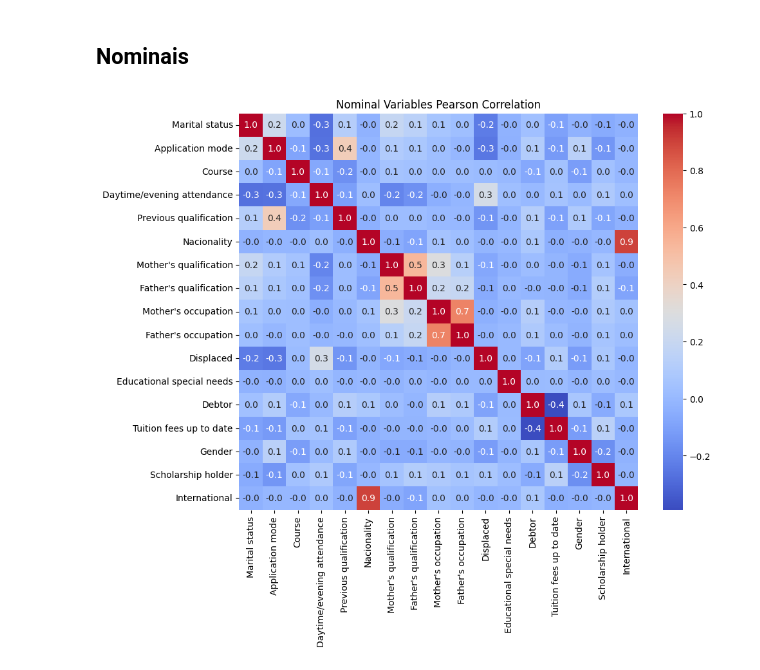
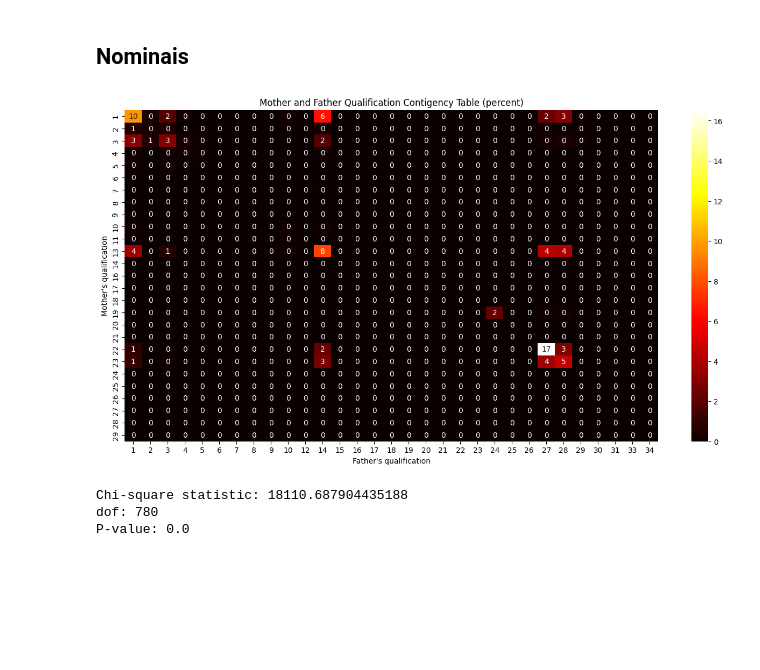
Before and after one commit to felmateos/student-dropout-prediction, a Jupyter notebook: exploratory_analysis/categorical.ipynb, the cells around one changed output. Saved outputs shown, nothing was run; the diff lists cells and outputs as text; code cells hidden in the pictures; blank space fills up the shorter version.

```diff
--- a/exploratory_analysis/categorical.ipynb
+++ b/exploratory_analysis/categorical.ipynb
@@ -39,12 +40,28 @@ ordinais = ['Application order']
 X_n = X[nominal]
 # %%
 X_train, X_test, y_train, y_test = train_test_split(X_n, y, train_size=0.8, stratify=y, random_state=777)
-# %%
-peason_corr = X_train.corr(method='pearson')
-
-plt.figure(figsize=(10,8))
-sns.heatmap(peason_corr, annot=True, cmap='coolwarm', fmt='.1f')
-plt.title('Nominal Variables Pearson Correlation')
-plt.show()
-# %% [output]
-[figure, removed]
+# %%
+MF_quali_contigency = pd.crosstab(X_train['Mother\'s qualification'], X_train['Father\'s qualification'])
+row_totals = MF_quali_contigency.sum(axis=1)
+col_totals = MF_quali_contigency.sum(axis=0)
+total = MF_quali_contigency.sum().sum()
+
+# Converter valores em porcentagem
+MF_quali_contigency_percent = (MF_quali_contigency / total) * 100
+
+plt.figure(figsize=(16,8))
+sns.heatmap(MF_quali_contigency_percent, annot=True, cmap='hot', fmt='.0f')
+plt.title('Mother and Father Qualification Contigency Table (percent)')
+plt.show()
+# %% [output]
+[figure, added]
+# %%
+chi2, p, dof, expected = chi2_contingency(MF_quali_contigency)
+print("Chi-square statistic:", chi2)
+print('dof:', dof)
+#print('expected:', expected)
+print("P-value:", p)
+# %% [output]
+Chi-square statistic: 18110.687904435188
+dof: 780
+P-value: 0.0
```
Also changed, not shown: parts of 3 cells of this notebook, 1 other file.
